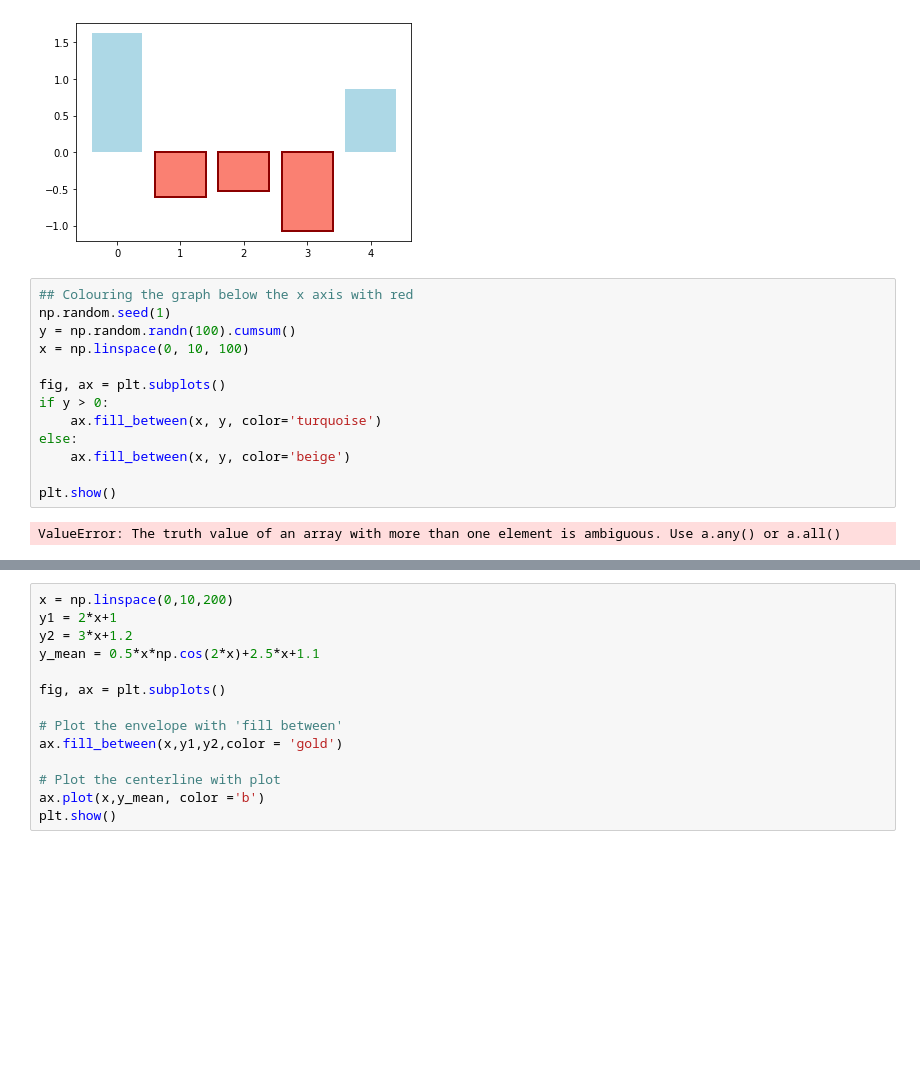
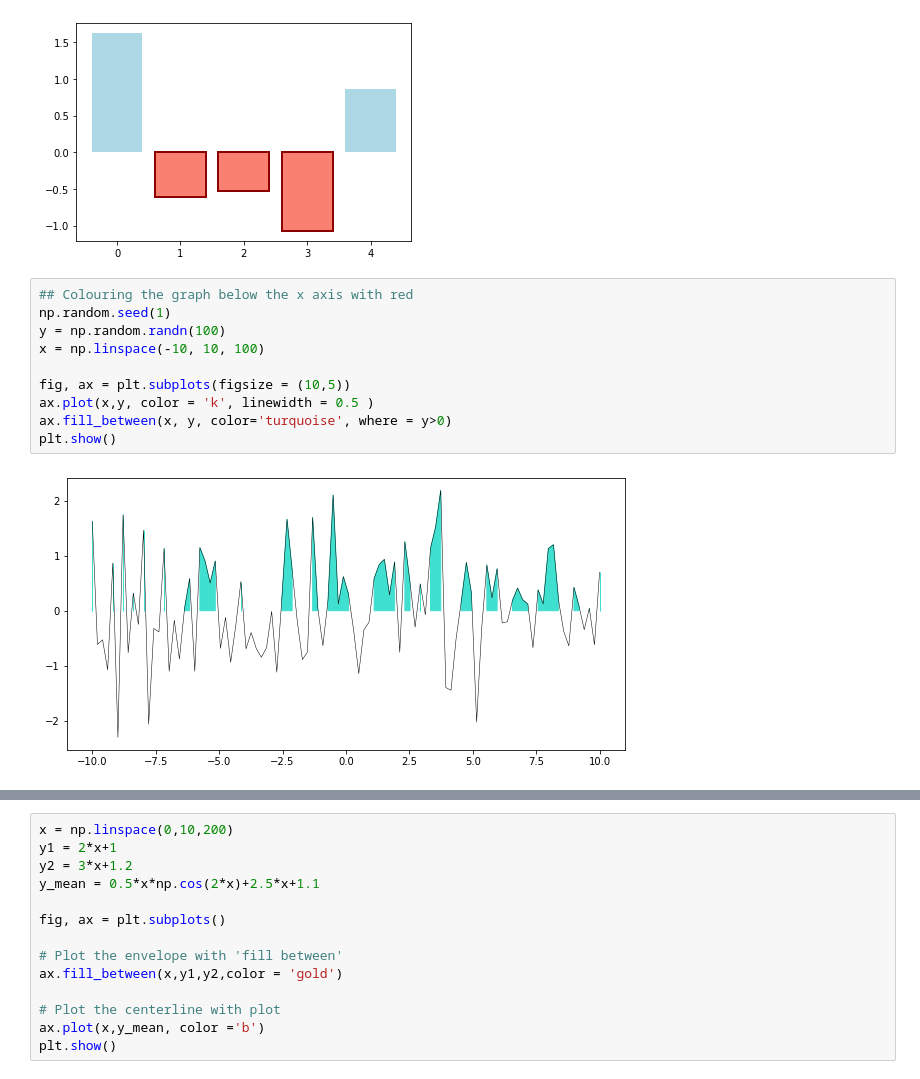
Before and after one commit to Bhaskar-JR/Data_Visualisation-Matplotlib, a Jupyter notebook: Matplotlib Workshop.ipynb, the cells around one changed output, grey strips where cells are left out. Drawn from its saved outputs; the diff is of its cells as text; blank space fills up the shorter version.

```diff
--- a/Matplotlib Workshop.ipynb
+++ b/Matplotlib Workshop.ipynb
@@ -198,15 +198,12 @@ plt.show()
 # %%
 ## Colouring the graph below the x axis with red
 np.random.seed(1)
-y = np.random.randn(100).cumsum()
-x = np.linspace(0, 10, 100)
+y = np.random.randn(100)
+x = np.linspace(-10, 10, 100)
 
-fig, ax = plt.subplots()
-if y > 0:
-    ax.fill_between(x, y, color='turquoise')
-else:
-    ax.fill_between(x, y, color='beige')
-
+fig, ax = plt.subplots(figsize = (10,5))
+ax.plot(x,y, color = 'k', linewidth = 0.5 )
+ax.fill_between(x, y, color='turquoise', where = y>0)
 plt.show()
 # %% [output]
-ValueError: The truth value of an array with more than one element is ambiguous. Use a.any() or a.all()
+[figure, added]
```
Also changed, not shown: parts of 1 cell of this notebook.
